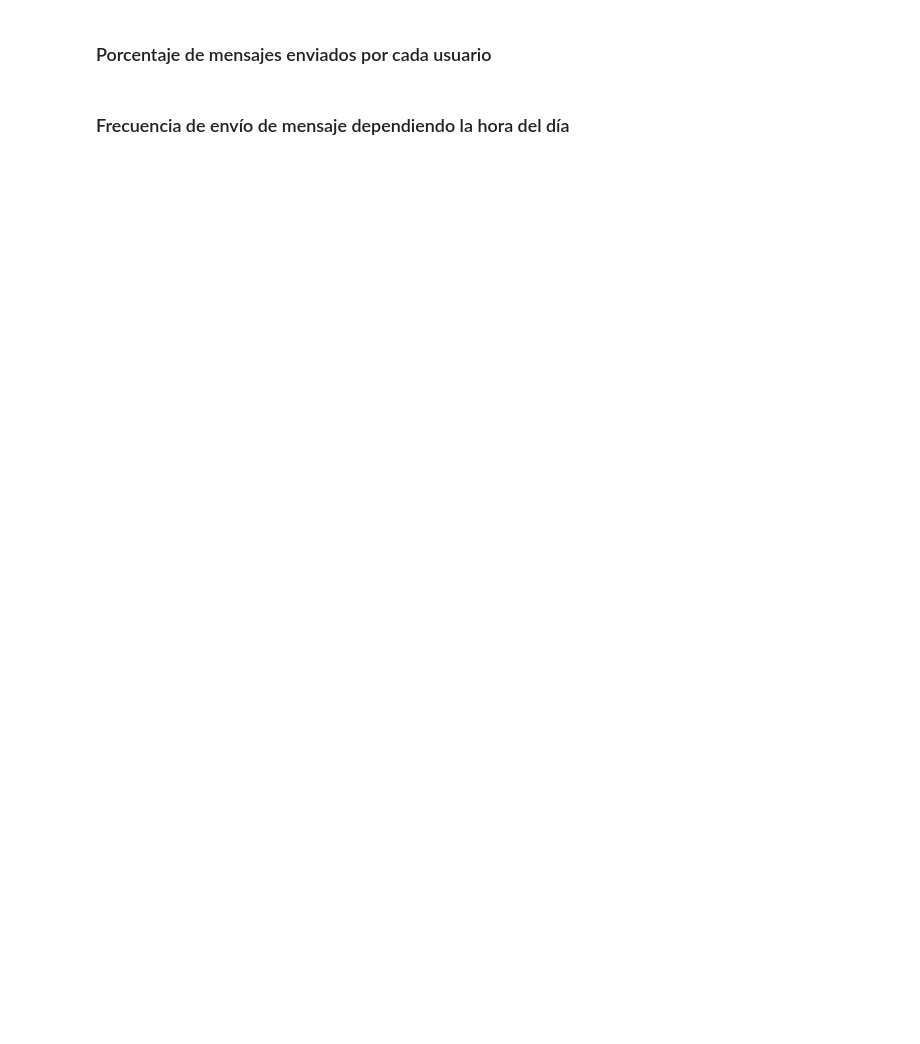
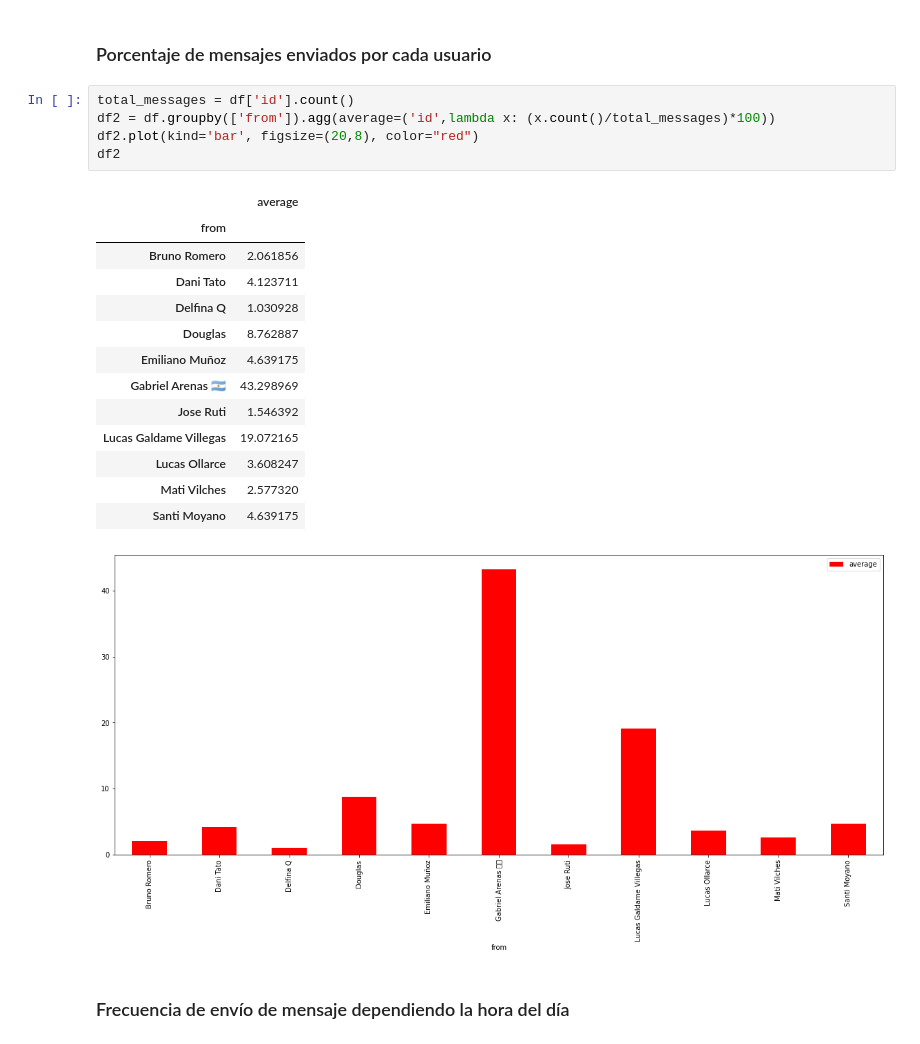
Before and after one commit to Lucas16AR/UM-BDD-II-2021, a Jupyter notebook: TP6.ipynb, the cells around one changed output. Drawn from its saved outputs; the diff is of its cells as text; blank space fills up the shorter version.

```diff
--- a/TP6.ipynb
+++ b/TP6.ipynb
@@ -53,4 +78,24 @@ df.groupby(groups, as_index = False).agg(messages = ("text", 'count'))
 # %% [markdown]
 ### Porcentaje de mensajes enviados por cada usuario
+# %%
+total_messages = df['id'].count()
+df2 = df.groupby(['from']).agg(average=('id',lambda x: (x.count()/total_messages)*100))
+df2.plot(kind='bar', figsize=(20,8), color="red")
+df2
+# %% [output]
+|  | average |
+| from |  |
+| Bruno Romero | 2.061856 |
+| Dani Tato | 4.123711 |
+| Delfina Q | 1.030928 |
+| Douglas | 8.762887 |
+| Emiliano Muñoz | 4.639175 |
+| Gabriel Arenas 🇦🇷 | 43.298969 |
+| Jose Ruti | 1.546392 |
+| Lucas Galdame Villegas | 19.072165 |
+| Lucas Ollarce | 3.608247 |
+| Mati Vilches | 2.577320 |
+| Santi Moyano | 4.639175 |
+[figure, added]
 # %% [markdown]
 ### Frecuencia de envío de mensaje dependiendo la hora del día
```
Also changed, not shown: parts of 13 cells of this notebook, 5 other files.
